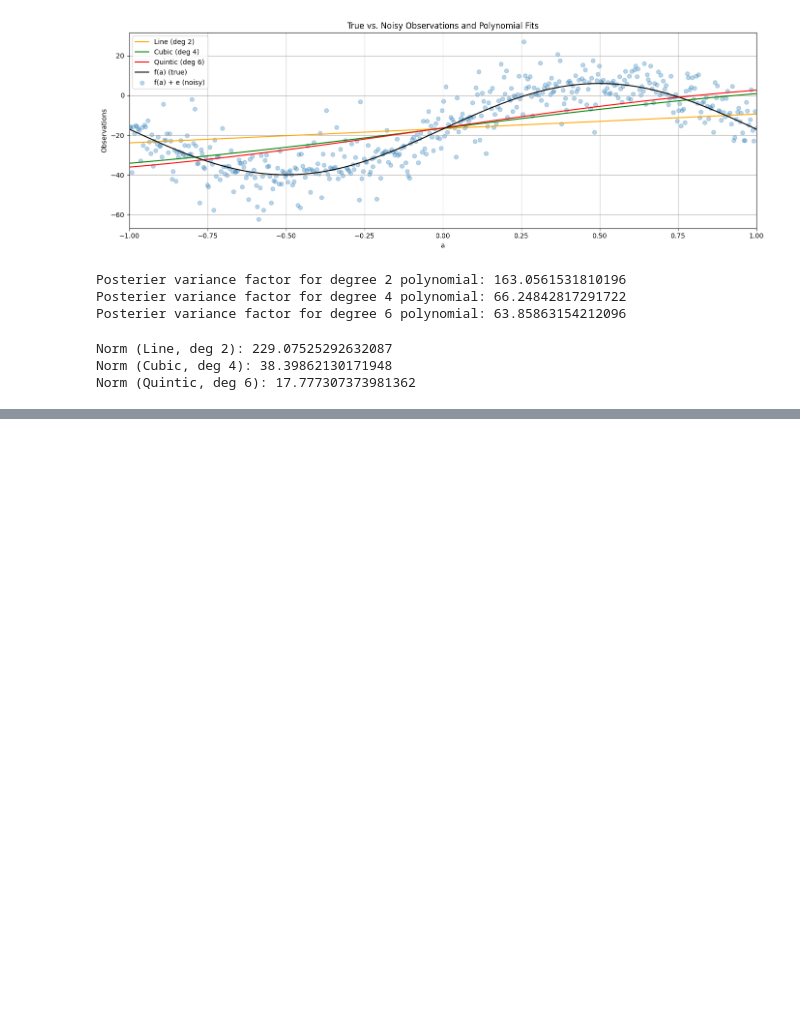
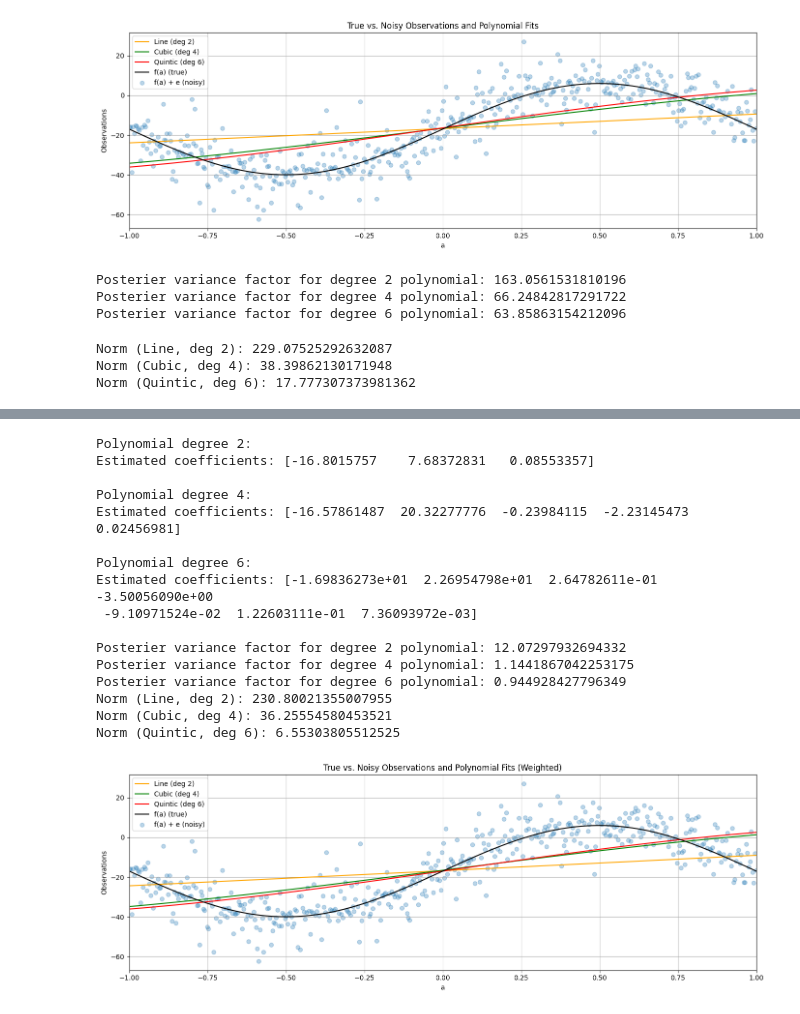
Before and after one commit to joey-craig/ENGG680_2025_Fall, a Jupyter notebook: Lab_Assignment 1/StudentGradeManagementSystem.ipynb, the cells around one changed output, grey strips where cells are left out. Cells and saved outputs as stored; diff of their text form; code cells hidden in the pictures; blank space fills up the shorter version.

```diff
--- a/Lab_Assignment 1/StudentGradeManagementSystem.ipynb
+++ b/Lab_Assignment 1/StudentGradeManagementSystem.ipynb
@@ -900,4 +905,5 @@ Norm (Quintic, deg 6): 17.777307373981362
 # now, let's define the P matrix with the proper weights of observation
 # use the variance of observation l_var, define P matrix
 # (1 mark)
-P = #...
+P = np.diag(1/l_var)
+print(P)
@@ -904,8 +918,74 @@ P = #...
 # %%
 # step 13
 # repeat the steps 6-10, using the proper P matrix
 # (7 marks)
-# ...
+
+from re import A
+theta = np.transpose(v)*P*v
+np.min(theta)
+
+x = (np.transpose(A)*P*A)**-1 * (np.transpose(A)*P*l)
+
+degrees = [2, 4, 6]
+results = {}
+for deg in degrees:
+    results[deg] = fit_polynomial_curve(a, l, P, deg)
+    x, cov_x, apv, v = results[deg]
+    print(f"Polynomial degree {deg}:")
+    print(f"Estimated coefficients: {x}")
+    print()
+
+quadratic_uw = np.polyval(results[2][0][::-1], a)
+quartic_uw = np.polyval(results[4][0][::-1], a)
+hexic_uw = np.polyval(results[6][0][::-1], a)
+
+fig, ax = plt.subplots(nrows=1, ncols=1, figsize=(14, 5))
+
+# Polynomial curves
+plt.plot(a, quadratic_uw, label="Line (deg 2)", color='orange')
+plt.plot(a, quartic_uw, label="Cubic (deg 4)", color='green')
+plt.plot(a, hexic_uw, label="Quintic (deg 6)", color='red')
+
+# True and noisy observations
+plt.plot(a/np.pi, l_true, label="f(a) (true)", color='k')
+plt.scatter(a/np.pi, l, label="f(a) + e (noisy)", color='tab:blue', marker='o', alpha=0.3)
+
+plt.legend()
+plt.title("True vs. Noisy Observations and Polynomial Fits (Weighted)")
+plt.xlabel("a")
+plt.ylabel("Observations")
+plt.xlim(-1, 1)
+
+ax.grid(True, which='both', ls='-', color='0.65')
+fig.tight_layout()
+
+for deg in degrees:
+    apv = results[deg][2]
+    print(f"Posterier variance factor for degree {deg} polynomial: {apv}")
+
+for deg, name in zip(degrees, ["Line", "Cubic", "Quintic"]):
+    x = results[deg][0]
+    predicted = np.polyval(x[::-1], a)
+    norm_val = np.linalg.norm(predicted - l_true)
+    print(f"Norm ({name}, deg {deg}): {norm_val}")
+# %% [output]
+Polynomial degree 2:
+Estimated coefficients: [-16.8015757    7.68372831   0.08553357]
+
+Polynomial degree 4:
+Estimated coefficients: [-16.57861487  20.32277776  -0.23984115  -2.23145473   0.02456981]
+
+Polynomial degree 6:
+Estimated coefficients: [-1.69836273e+01  2.26954798e+01  2.64782611e-01 -3.50056090e+00
+ -9.10971524e-02  1.22603111e-01  7.36093972e-03]
+
+Posterier variance factor for degree 2 polynomial: 12.07297932694332
+Posterier variance factor for degree 4 polynomial: 1.1441867042253175
+Posterier variance factor for degree 6 polynomial: 0.944928427796349
+Norm (Line, deg 2): 230.80021355007955
+Norm (Cubic, deg 4): 36.25554580453521
+Norm (Quintic, deg 6): 6.55303805512525
+[figure, added]
 # %%
 # step 14
 # Compare the results of a posterier variance factor and norm from unweighted LSE and weighted LSE, what phenomena do you observe? Explain this phenomena.
```
Also changed, not shown: parts of 16 cells of this notebook.
